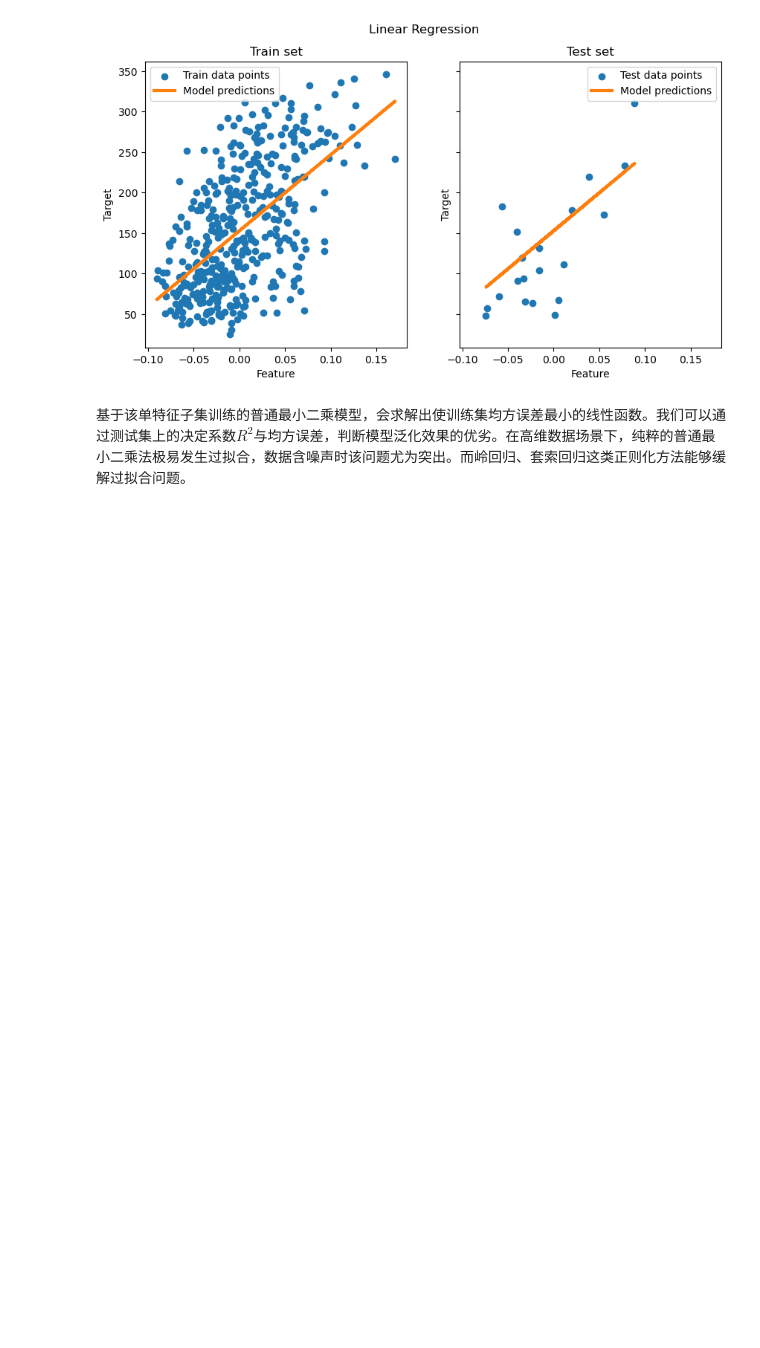
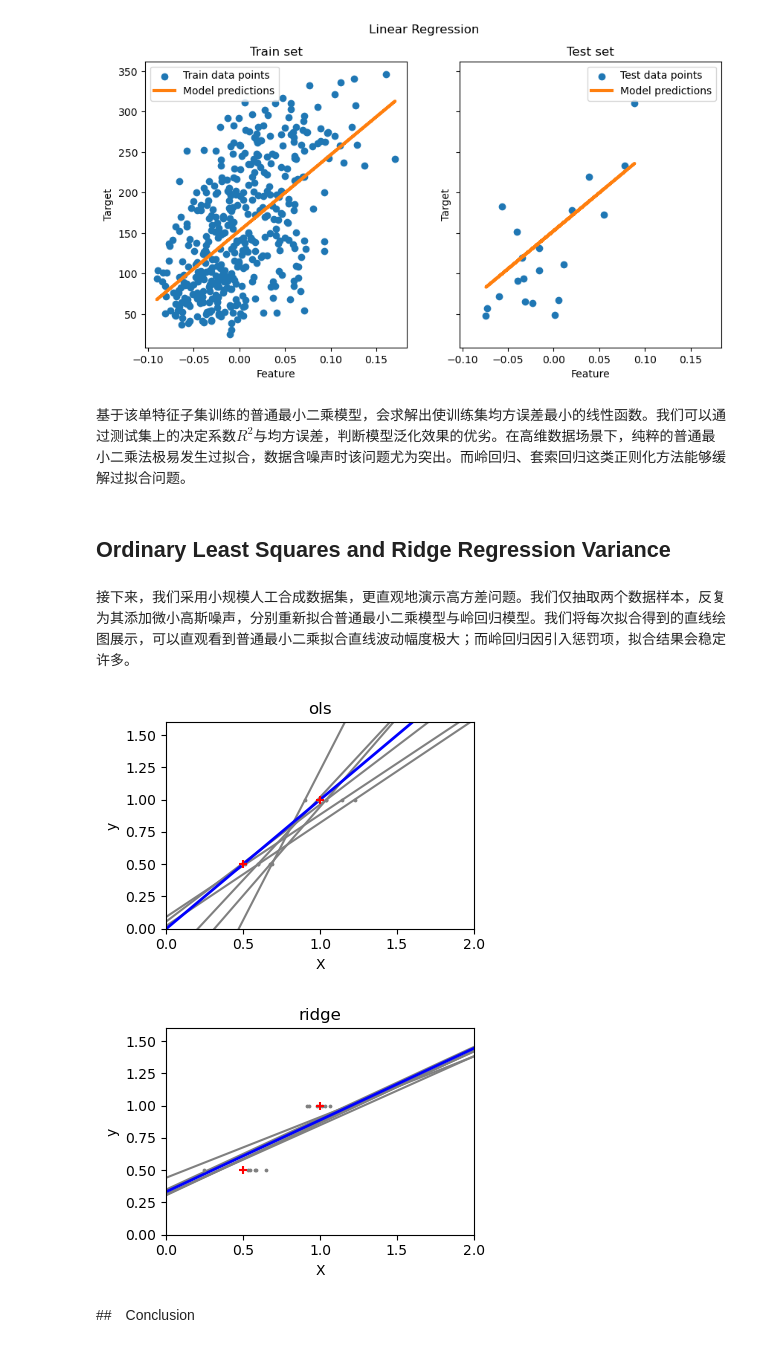
Before and after one commit to Kirito1202/Machine_Learning, a Jupyter notebook: Supervised learning/Ordinary_Least_Squares_and_Ridge_Regression.ipynb, the cells around one changed output. Drawn from its saved outputs; the diff is of its cells as text; code cells hidden in the pictures; blank space fills up the shorter version.

```diff
--- a/Supervised learning/Ordinary_Least_Squares_and_Ridge_Regression.ipynb
+++ b/Supervised learning/Ordinary_Least_Squares_and_Ridge_Regression.ipynb
@@ -72,3 +72,52 @@ plt.show()
 [figure]
 # %% [markdown]
 基于该单特征子集训练的普通最小二乘模型，会求解出使训练集均方误差最小的线性函数。我们可以通过测试集上的决定系数$R^2$与均方误差，判断模型泛化效果的优劣。在高维数据场景下，纯粹的普通最小二乘法极易发生过拟合，数据含噪声时该问题尤为突出。而岭回归、套索回归这类正则化方法能够缓解过拟合问题。
+# %% [markdown]
+## Ordinary Least Squares and Ridge Regression Variance
+# %% [markdown]
+接下来，我们采用小规模人工合成数据集，更直观地演示高方差问题。我们仅抽取两个数据样本，反复为其添加微小高斯噪声，分别重新拟合普通最小二乘模型与岭回归模型。我们将每次拟合得到的直线绘图展示，可以直观看到普通最小二乘拟合直线波动幅度极大；而岭回归因引入惩罚项，拟合结果会稳定许多。
+# %%
+import matplotlib.pyplot as plt
+import numpy as np
+
+from sklearn import linear_model
+
+X_train = np.c_[0.5, 1].T
+y_train = [0.5, 1]
+X_test = np.c_[0, 2].T
+
+np.random.seed(0)
+
+classifiers = dict(
+    ols=linear_model.LinearRegression(),
+    ridge=linear_model.Ridge(alpha=0.1)
+)
+
+for name, clf in classifiers.items():
+    fig, ax = plt.subplots(figsize=(4, 3))
+
+    for _ in range(6):
+        this_X = 0.1 * np.random.normal(size=(2,1)) + X_train
+        clf.fit(this_X, y_train)
+
+        ax.plot(X_test, clf.predict(X_test), color="gray")
+        ax.scatter(this_X, y_train, s=3, c="gray", marker="o", zorder=10)
+
+    clf.fit(X_train, y_train)
+    ax.plot(X_test, clf.predict(X_test), linewidth=2, color="blue")
+    ax.scatter(X_train, y_train, s=30, c="red", marker="+", zorder=10)
+
+    ax.set_title(name)
+    ax.set_xlim(0, 2)
+    ax.set_ylim((0, 1.6))
+    ax.set_xlabel("X")
+    ax.set_ylabel("y")
+
+    fig.tight_layout()
+
+plt.show()
+# %% [output]
+[figure, added]
+[figure, added]
+# %% [markdown]
+##　Conclusion
```
Also changed, not shown: parts of 1 cell of this notebook.
